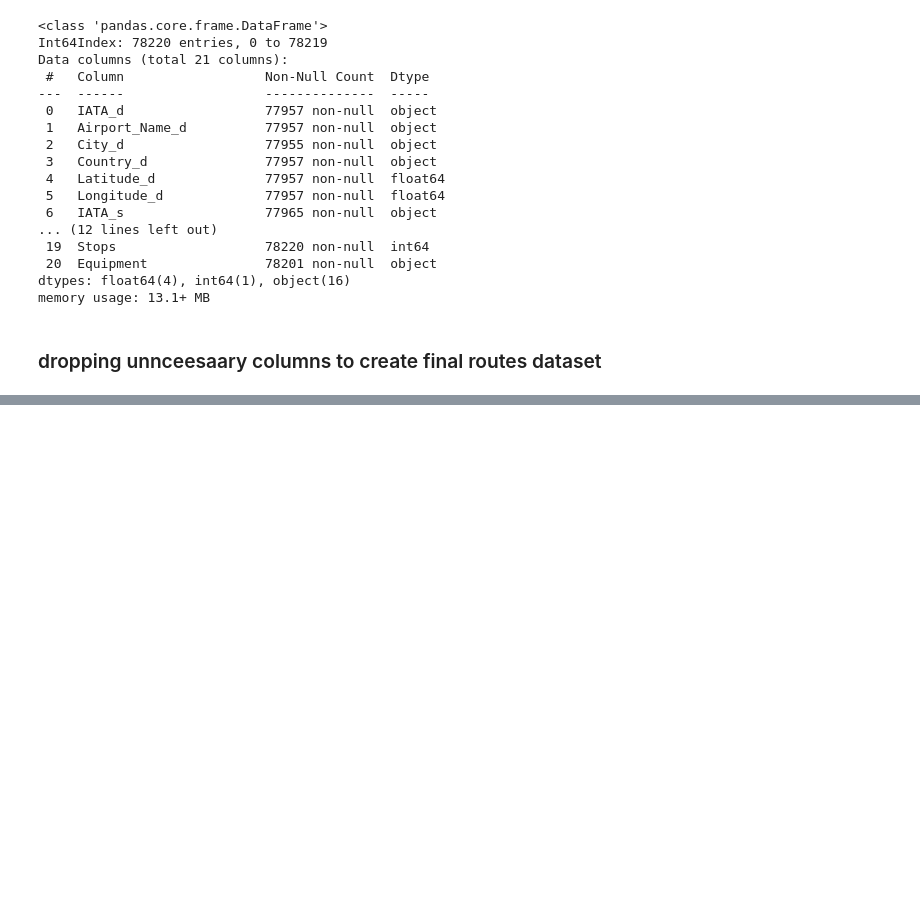
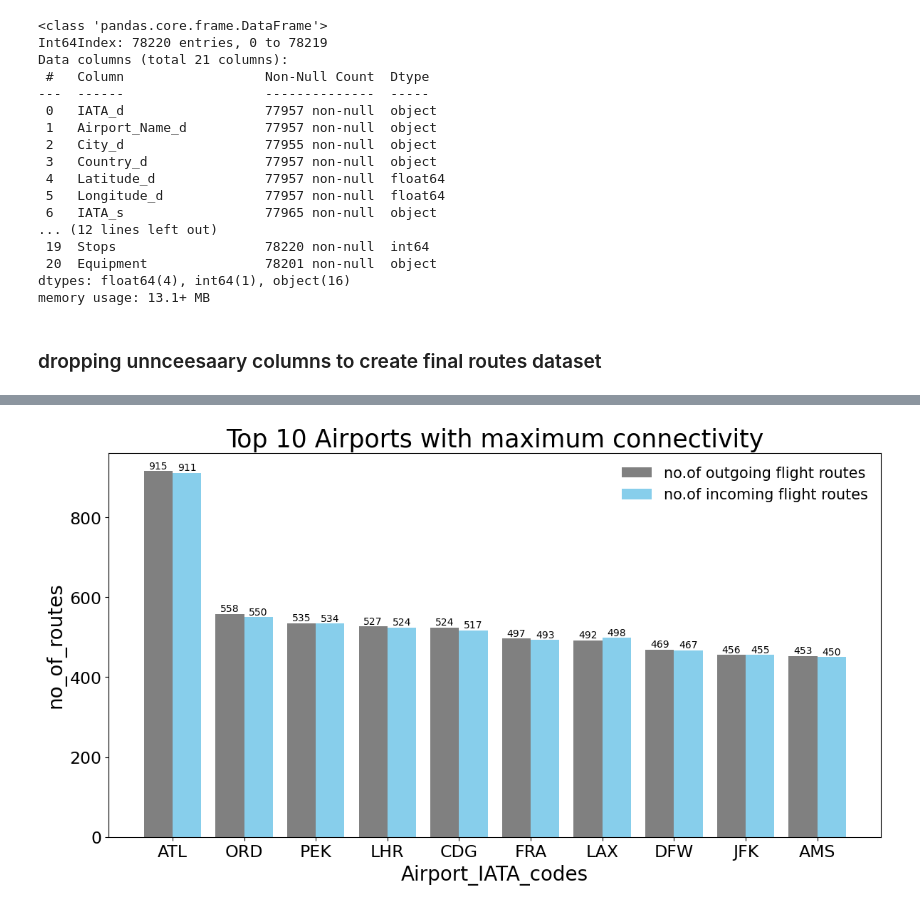
Before and after one commit to yashyaks/AirViz, a Jupyter notebook: preprocessing.ipynb, the cells around one changed output, grey strips where cells are left out. Saved outputs shown, nothing was run; the diff lists cells and outputs as text; code cells hidden in the pictures; blank space fills up the shorter version.

```diff
--- a/preprocessing.ipynb
+++ b/preprocessing.ipynb
@@ -464,0 +511,7 @@ final_routes.to_csv('final_routes.csv')
+# %%
+plot_df = (
+    routes['Source_airport'].value_counts()
+        .rename_axis('Airport_Name_s')
+        .reset_index(name='no_of_flights_o')
+)
+plot_df.info()
@@ -464,0 +528,7 @@ final_routes.to_csv('final_routes.csv')
+# %%
+plot_df1 = (
+    routes['Destination_airport'].value_counts()
+        .rename_axis('Airport_Name_d')
+        .reset_index(name='no_of_flights_i')
+)
+plot_df1.info()
@@ -464,0 +545,9 @@ final_routes.to_csv('final_routes.csv')
+# %%
+plot_df2= pd.merge(left = plot_df,
+                 right = plot_df1,
+                 how= 'outer',
+                 left_on='Airport_Name_s',
+                 right_on='Airport_Name_d',
+                 suffixes=('_x', '_y'))
+plot_df2 = plot_df2.head(10)
+plot_df2
@@ -464,0 +566,20 @@ final_routes.to_csv('final_routes.csv')
+# %%
+fig, ax = plt.subplots(figsize=(14,7))
+x = np.arange(len(plot_df2))
+width = 0.4
+p1 = plt.bar(x-0.2, plot_df2['no_of_flights_o'],width, color='grey', label='no.of outgoing flight routes')
+p2 = plt.bar(x+0.2, plot_df2['no_of_flights_i'],width, color='skyblue', label='no.of incoming flight routes')
+
+plt.bar_label(p1, label_type='edge')
+plt.bar_label(p2, label_type='edge')
+
+plt.title('Top 10 Airports with maximum connectivity', fontsize=25)
+plt.xlabel('Airport_IATA_codes', fontsize=20)
+plt.xticks(plot_df2.index, plot_df2['Airport_Name_s'], fontsize=17)
+plt.ylabel('no_of_routes', fontsize=20)
+plt.yticks(fontsize=17)
+#sns.despine(bottom=True)
+plt.legend(frameon=False, fontsize=15)
+plt.show()
+# %% [output]
+[figure, added]
```
Also changed, not shown: parts of 10 cells of this notebook, 2 other files.
